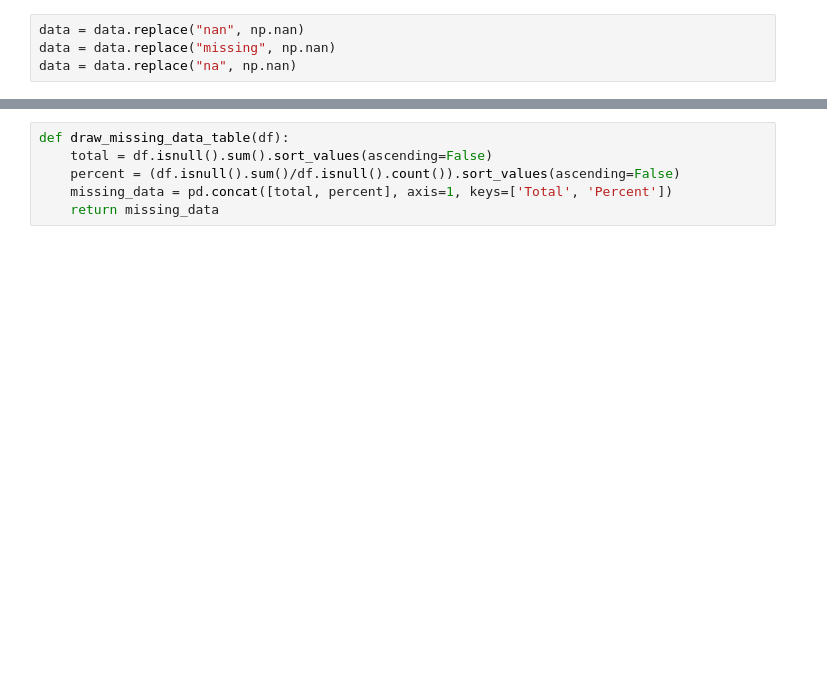
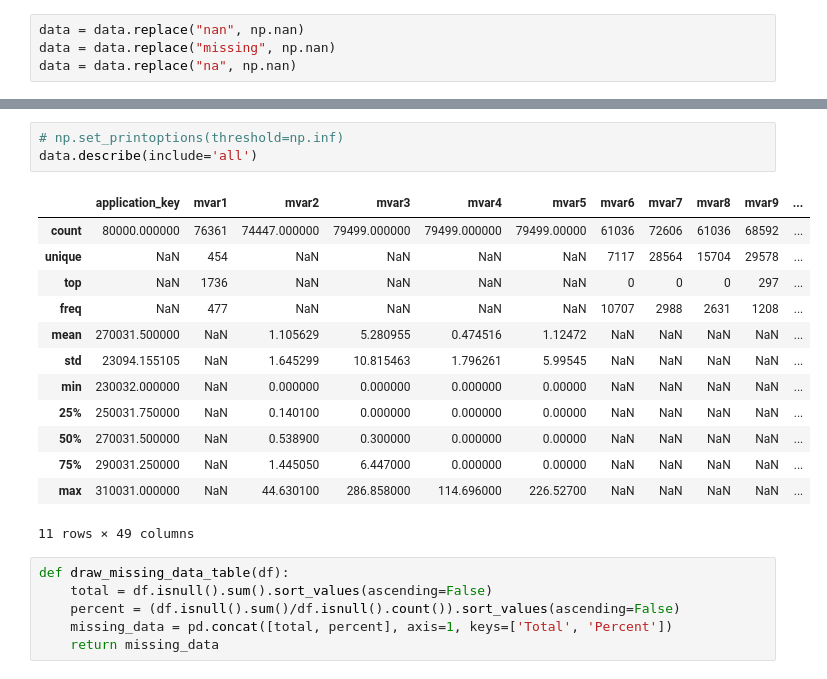
Before and after one commit to deepakgouda/Analyze-This-2018, a Jupyter notebook: Analyzing.ipynb, the cells around one changed output, grey strips where cells are left out. Drawn from its saved outputs; the diff is of its cells as text; blank space fills up the shorter version.

```diff
--- a/Analyzing.ipynb
+++ b/Analyzing.ipynb
@@ -25,3 +30,20 @@ data = data.replace("na", np.nan)
+# %%
+# np.set_printoptions(threshold=np.inf)
+data.describe(include='all')
+# %% [output]
+|  | application_key | mvar1 | mvar2 | mvar3 | mvar4 | mvar5 | mvar6 | mvar7 | mvar8 | mvar9 | ... |
+| count | 80000.000000 | 76361 | 74447.000000 | 79499.000000 | 79499.000000 | 79499.00000 | 61036 | 72606 | 61036 | 68592 | ... |
+| unique | NaN | 454 | NaN | NaN | NaN | NaN | 7117 | 28564 | 15704 | 29578 | ... |
+| top | NaN | 1736 | NaN | NaN | NaN | NaN | 0 | 0 | 0 | 297 | ... |
+| freq | NaN | 477 | NaN | NaN | NaN | NaN | 10707 | 2988 | 2631 | 1208 | ... |
+| mean | 270031.500000 | NaN | 1.105629 | 5.280955 | 0.474516 | 1.12472 | NaN | NaN | NaN | NaN | ... |
+| std | 23094.155105 | NaN | 1.645299 | 10.815463 | 1.796261 | 5.99545 | NaN | NaN | NaN | NaN | ... |
+| min | 230032.000000 | NaN | 0.000000 | 0.000000 | 0.000000 | 0.00000 | NaN | NaN | NaN | NaN | ... |
+| 25% | 250031.750000 | NaN | 0.140100 | 0.000000 | 0.000000 | 0.00000 | NaN | NaN | NaN | NaN | ... |
+| 50% | 270031.500000 | NaN | 0.538900 | 0.300000 | 0.000000 | 0.00000 | NaN | NaN | NaN | NaN | ... |
+| 75% | 290031.250000 | NaN | 1.445050 | 6.447000 | 0.000000 | 0.00000 | NaN | NaN | NaN | NaN | ... |
+| max | 310031.000000 | NaN | 44.630100 | 286.858000 | 114.696000 | 226.52700 | NaN | NaN | NaN | NaN | ... |
+11 rows × 49 columns
 # %%
 def draw_missing_data_table(df):
     total = df.isnull().sum().sort_values(ascending=False)
```
Also changed, not shown: parts of 1 cell of this notebook, 3 other files.
